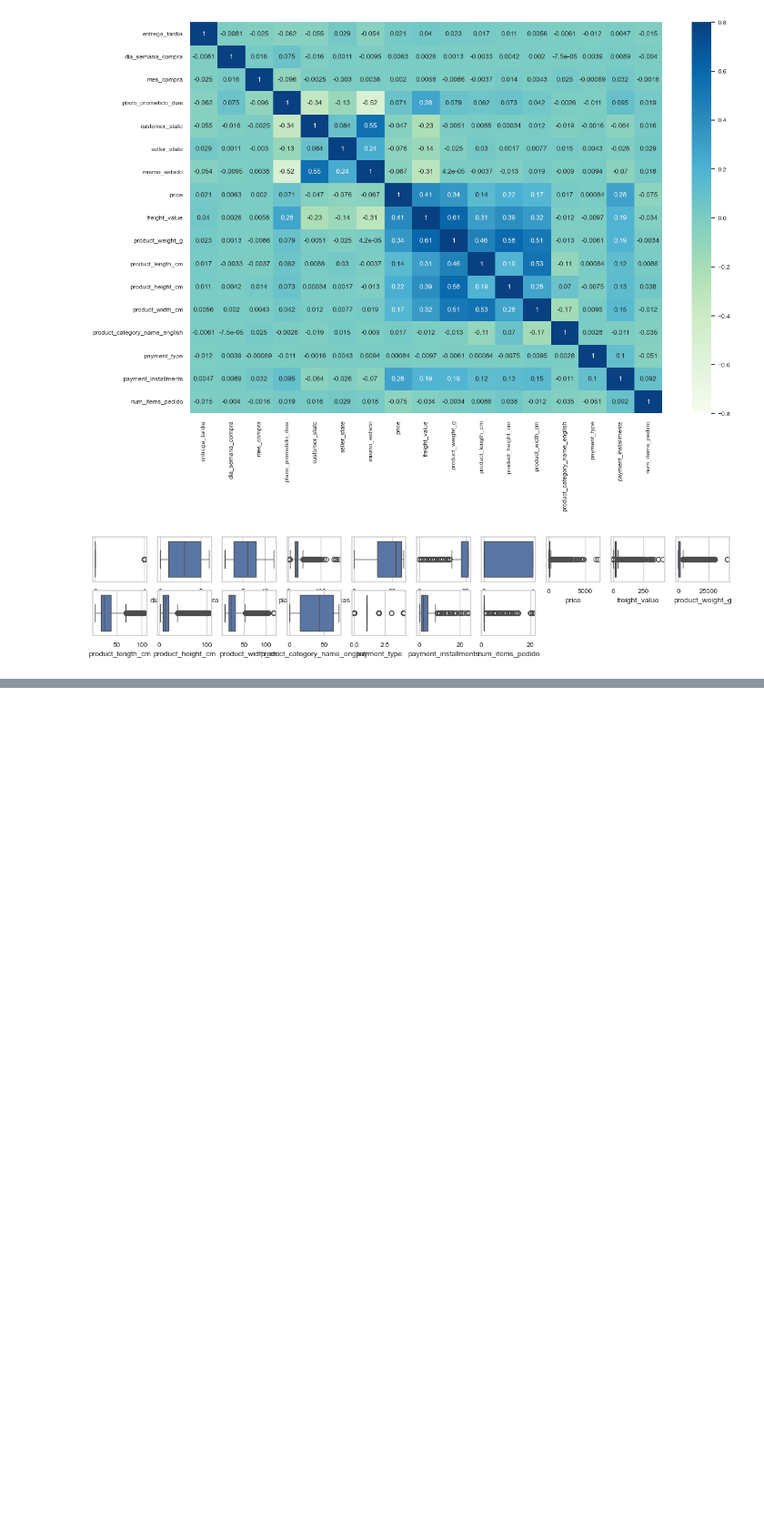
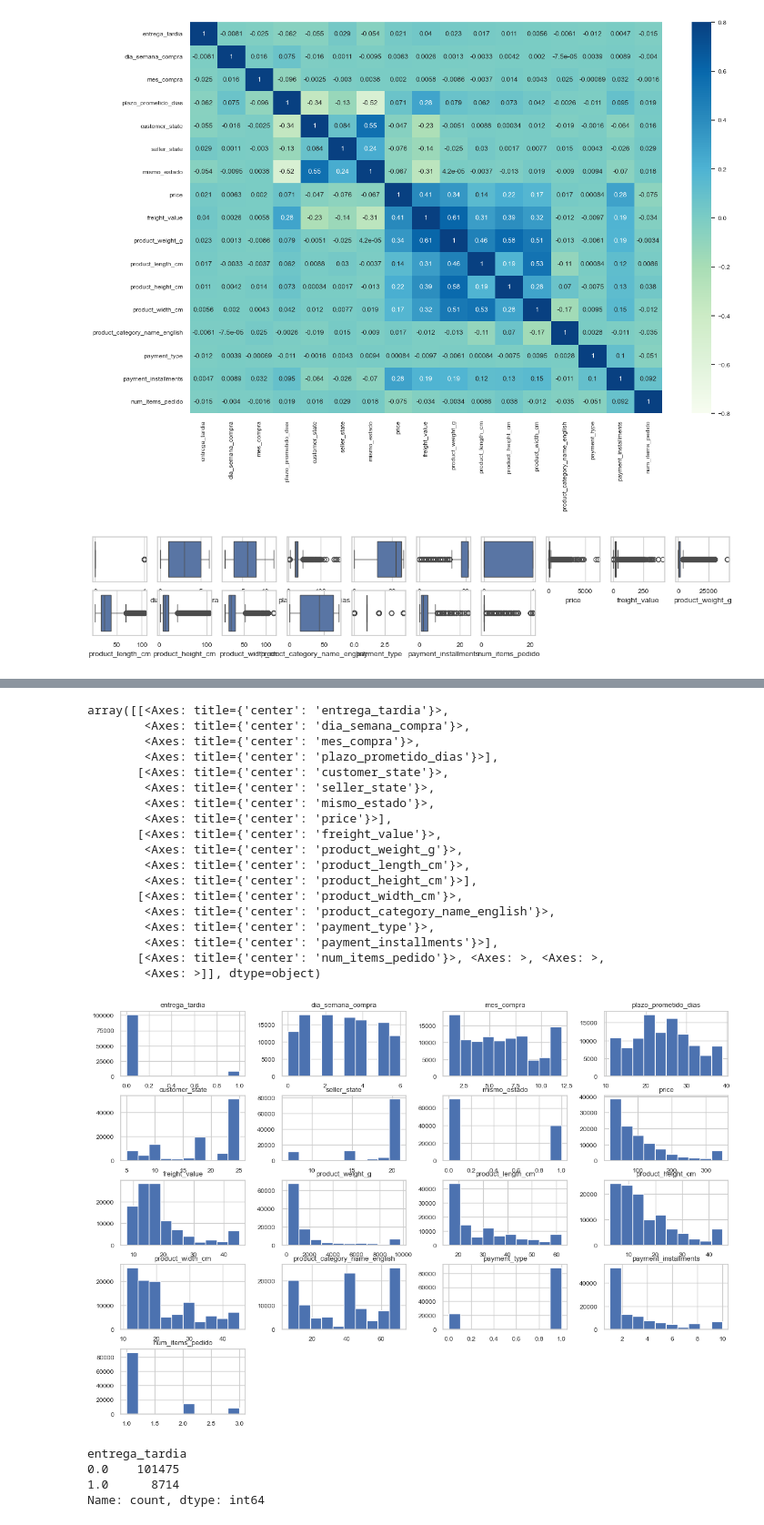
Before and after one commit to Dalzsfn/Olist-analisis, a Jupyter notebook: data/analisis.ipynb, the cells around one changed output, grey strips where cells are left out. Shown at 91% size. Saved outputs shown, nothing was run; the diff lists cells and outputs as text; code cells hidden in the pictures; blank space fills up the shorter version.

```diff
--- a/data/analisis.ipynb
+++ b/data/analisis.ipynb
@@ -299,0 +337,22 @@ for i in enumerate(c):
+# %%
+df_limpio.hist(figsize= (15,10))
+# %% [output]
+array([[<Axes: title={'center': 'entrega_tardia'}>,
+        <Axes: title={'center': 'dia_semana_compra'}>,
+        <Axes: title={'center': 'mes_compra'}>,
+        <Axes: title={'center': 'plazo_prometido_dias'}>],
+       [<Axes: title={'center': 'customer_state'}>,
+        <Axes: title={'center': 'seller_state'}>,
+        <Axes: title={'center': 'mismo_estado'}>,
+        <Axes: title={'center': 'price'}>],
+       [<Axes: title={'center': 'freight_value'}>,
+        <Axes: title={'center': 'product_weight_g'}>,
+        <Axes: title={'center': 'product_length_cm'}>,
+        <Axes: title={'center': 'product_height_cm'}>],
+       [<Axes: title={'center': 'product_width_cm'}>,
+        <Axes: title={'center': 'product_category_name_english'}>,
+        <Axes: title={'center': 'payment_type'}>,
+        <Axes: title={'center': 'payment_installments'}>],
+       [<Axes: title={'center': 'num_items_pedido'}>, <Axes: >, <Axes: >,
+        <Axes: >]], dtype=object)
+[figure, added]
@@ -299,0 +362,7 @@ for i in enumerate(c):
+# %%
+y.value_counts()
+# %% [output]
+entrega_tardia
+0.0    101475
+1.0      8714
+Name: count, dtype: int64
```
Also changed, not shown: parts of 8 cells of this notebook.
